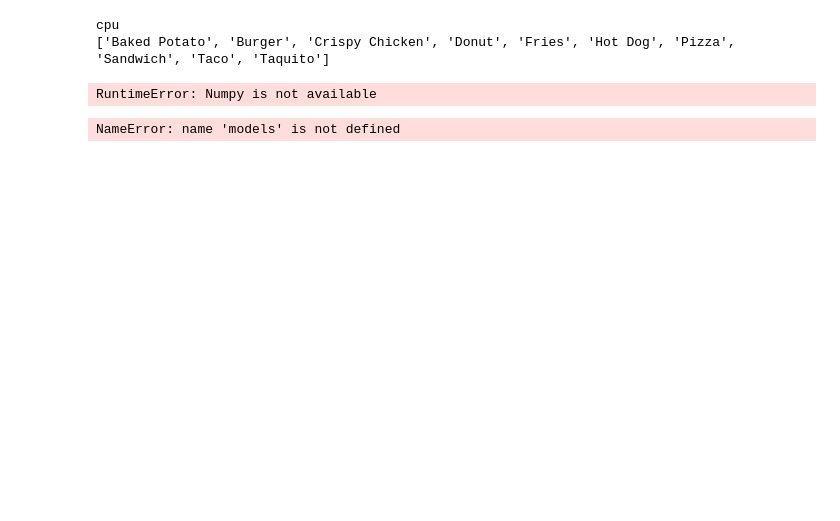
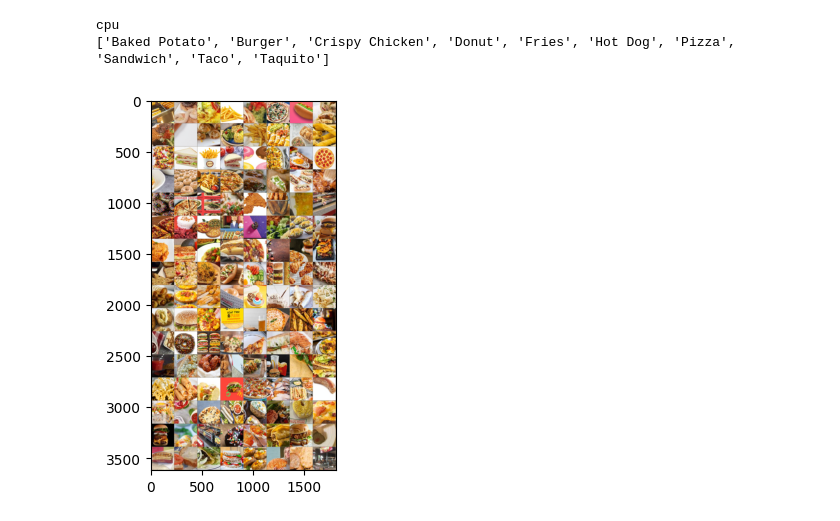
Before and after one commit to zzoia/tarot, a Jupyter notebook: junk_food.ipynb, the cells around one changed output. Saved outputs shown, nothing was run; the diff lists cells and outputs as text; code cells hidden in the pictures; blank space fills up the shorter version.

```diff
--- a/junk_food.ipynb
+++ b/junk_food.ipynb
@@ -52,37 +62,38 @@ image_datasets = {
 }
 dataloaders = {
     x: torch.utils.data.DataLoader(image_datasets[x],
-                                   batch_size=32,
+                                   batch_size=128
+                                   ,
                                    shuffle=True,
                                 ) for x in ['Train', 'Valid']
 }
 dataset_sizes = {x: len(image_datasets[x]) for x in ['Train', 'Valid']}
 
 class_names = image_datasets['Train'].classes
 print(class_names)
 
 def imshow(inp, title=None):
     inp = inp.numpy().transpose((1, 2, 0))
     mean = np.array([0.485, 0.456, 0.406])
     std = np.array([0.229, 0.224, 0.225])
     inp = std * inp + mean
     inp = np.clip(inp, 0, 1)
     plt.imshow(inp)
     if title is not None:
         plt.title(title)
     plt.pause(0.001)
 
 # Get a batch of training data
 inputs, classes = next(iter(dataloaders['Train']))
 
 # Make a grid from batch
 out = torchvision.utils.make_grid(inputs)
 
 imshow(out)
 # %% [output]
 cpu
 ['Baked Potato', 'Burger', 'Crispy Chicken', 'Donut', 'Fries', 'Hot Dog', 'Pizza', 'Sandwich', 'Taco', 'Taquito']
-RuntimeError: Numpy is not available
+[figure, added]
 # %%
 def train_model(model, criterion, optimizer, scheduler, num_epochs=25):
     since = time.time()
@@ -105,6 +116,7 @@ def train_model(model, criterion, optimizer, scheduler, num_epochs=25):
             running_corrects = 0
 
             # Iterate over data.
+            print("Size: " + str(len(dataloaders[phase])))
             for inputs, labels in dataloaders[phase]:
                 inputs = inputs.to(device)
                 labels = labels.to(device)
@@ -193,8 +205,6 @@ optimizer_adam = optim.Adam(model_1.parameters(), lr=0.001)
 
 # Decay LR by a factor of 0.1 every 7 epochs
 exp_lr_scheduler = lr_scheduler.StepLR(optimizer_adam, step_size=7, gamma=0.1)
-# %% [output]
-NameError: name 'models' is not defined
 # %%
 model_resnetft = train_model(
     model_1,
```
Also changed, not shown: parts of 4 cells of this notebook, 1 other file.
